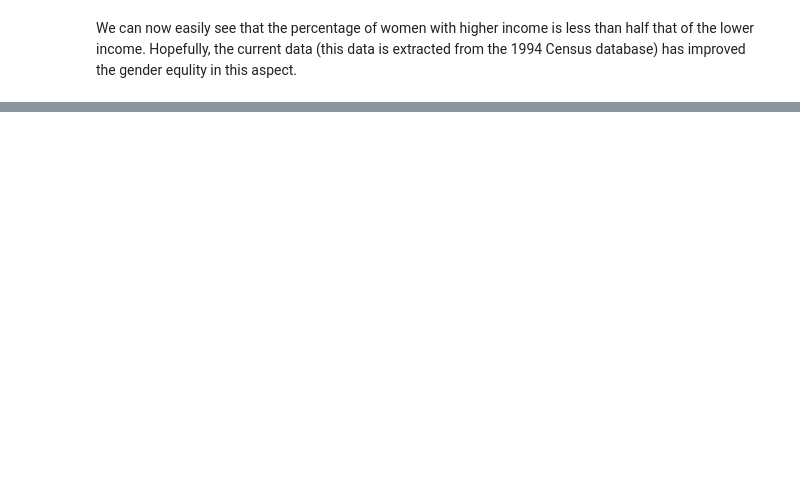
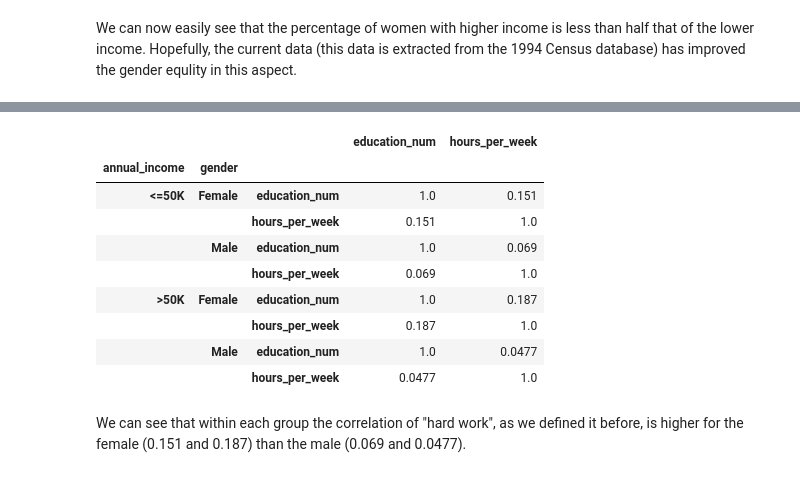
Before and after one commit to luisdomin5/from-excel-to-pandas, a Jupyter notebook: notebooks/03.02_group_by.ipynb, the cells around one changed output, grey strips where cells are left out. Saved outputs shown, nothing was run; the diff lists cells and outputs as text; code cells hidden in the pictures; blank space fills up the shorter version.

```diff
--- a/notebooks/03.02_group_by.ipynb
+++ b/notebooks/03.02_group_by.ipynb
@@ -203,0 +209,23 @@ We can now easily see that the percentage of women with higher income is less th
+# %%
+(
+    df
+    .loc[:,['annual_income','gender','education_num','hours_per_week']]
+    .groupby(['annual_income','gender'])
+    .corr()
+    .style
+    .format('{:.3}')
+    .background_gradient(cmap='coolwarm')
+)
+# %% [output]
+|  |  |  | education_num | hours_per_week |
+| annual_income | gender |  |  |  |
+| <=50K | Female | education_num | 1.0 | 0.151 |
+|  |  | hours_per_week | 0.151 | 1.0 |
+|  | Male | education_num | 1.0 | 0.069 |
+|  |  | hours_per_week | 0.069 | 1.0 |
+| >50K | Female | education_num | 1.0 | 0.187 |
+|  |  | hours_per_week | 0.187 | 1.0 |
+|  | Male | education_num | 1.0 | 0.0477 |
+|  |  | hours_per_week | 0.0477 | 1.0 |
+# %% [markdown]
+We can see that within each group the correlation of "hard work", as we defined it before, is higher for the female (0.151 and 0.187) than the male (0.069 and 0.0477).
```
Also changed, not shown: parts of 3 cells of this notebook, 4 other files.
